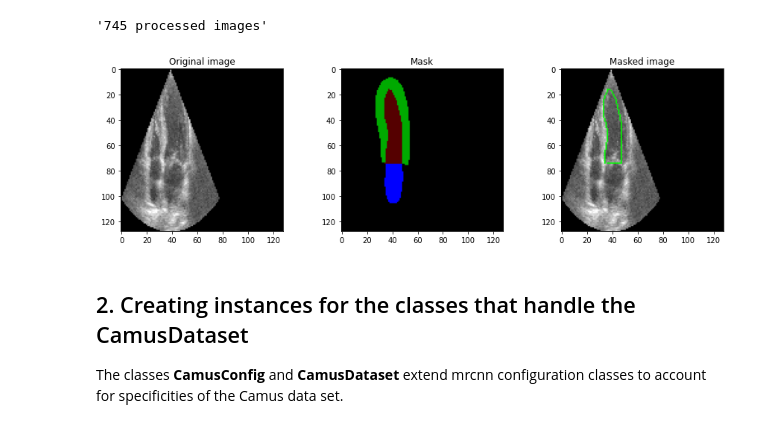
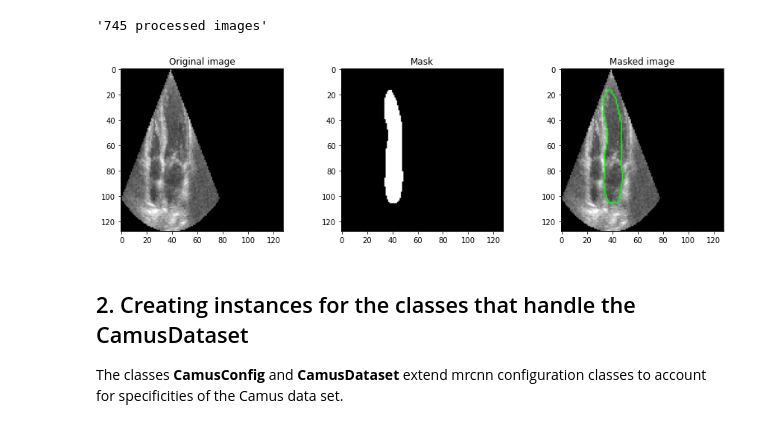
Before and after one commit to Tauffer-Consulting/Mask_RCNN, a Jupyter notebook: samples/camus/Build dataset with PNG images and traing Mask-CRNN model.ipynb, the cells around one changed output. Saved outputs shown, nothing was run; the diff lists cells and outputs as text; code cells hidden in the pictures.

```diff
--- a/samples/camus/Build dataset with PNG images and traing Mask-CRNN model.ipynb
+++ b/samples/camus/Build dataset with PNG images and traing Mask-CRNN model.ipynb
@@ -59,14 +59,14 @@ import matplotlib.pyplot as plt
 Using TensorFlow backend.
 # %%
 # The images are in data/ directory
-patients_path = glob("../../../../data/patient*/")
+patients_path = glob("../../../../data_chambers/patient*/")
 # patients_path = glob("../../../../train/patient*/")
 
 n_images = 0
 for patient_path in tqdm(patients_path, ncols=80):
-    masks_filenames = glob(patient_path + "*CH_*_gt.png")
+    masks_filenames = glob(patient_path + "*CH_*_gt_chambers.png")
     for mask_filename in masks_filenames:
-        raw_filename = mask_filename.replace('_gt', '')
+        raw_filename = mask_filename.replace('_gt_chambers', '')
 
         try:
             image = cv2.imread(raw_filename).max(axis=2).astype(np.uint8)
@@ -77,10 +77,13 @@ for patient_path in tqdm(patients_path, ncols=80):
             image_resized = fix_resolution(image).astype(np.uint8)
             mask_resized = fix_resolution(mask)
             mask_ventricule_filtered = pre_filter(mask_resized).astype(np.uint8)
-            mask_channels_resized = cv2.cvtColor(mask_ventricule_filtered, cv2.COLOR_GRAY2BGR)
-            mask_channels_resized[:,:,0][mask_channels_resized[:,:,0] != 1] = 0
-            mask_channels_resized[:,:,1][mask_channels_resized[:,:,1] != 2] = 0
-            mask_channels_resized[:,:,2][mask_channels_resized[:,:,2] != 3] = 0
+            if len(np.unique(mask_ventricule_filtered)) == 2:
+                mask_channels_resized = mask_ventricule_filtered.copy()
+            else:
+                mask_channels_resized = cv2.cvtColor(mask_ventricule_filtered, cv2.COLOR_GRAY2BGR)
+                mask_channels_resized[:,:,0][mask_channels_resized[:,:,0] != 1] = 0
+                mask_channels_resized[:,:,1][mask_channels_resized[:,:,1] != 2] = 0
+                mask_channels_resized[:,:,2][mask_channels_resized[:,:,2] != 3] = 0
 
             resized_raw_filename = raw_filename.replace(".png", "_resized.png")
             resized_mask_filename = mask_filename.replace(".png", "_resized.png")
@@ -96,24 +99,27 @@ str(n_images) + " processed images"
 # %%
 # display the last processed images
 img1, img2 = image_resized, mask_channels_resized
-img3 = cv2.cvtColor(img1, cv2.COLOR_GRAY2RGB)
+try:
+    img3 = cv2.cvtColor(img1, cv2.COLOR_GRAY2RGB)
+except:
+    img3 = img1.copy()
 
 edged = cv2.Canny(((img2 == 1)*255).astype(np.uint8), 30, 200)
 contours, hierarchy = cv2.findContours(edged, cv2.RETR_EXTERNAL, cv2.CHAIN_APPROX_NONE)
 cv2.drawContours(img3, contours, -1, (0, 255, 0), 1)
 
 plt.figure(figsize=(15, 4))
 plt.subplot(1,3,1)
 plt.title("Original image")
 plt.imshow(img1, cmap='gray');
 plt.subplot(1,3,2)
 plt.title("Mask")
 plt.imshow(img2 * 85, cmap='gray');
 plt.subplot(1,3,3)
 plt.title("Masked image")
 plt.imshow(img3, cmap='gray');
 # %% [output]
-[figure, old version]
+[figure, new version]
 # %% [markdown]
 ## 2. Creating instances for the classes that handle the CamusDataset
 
```
Also changed, not shown: parts of 8 cells of this notebook, 5 other files.
